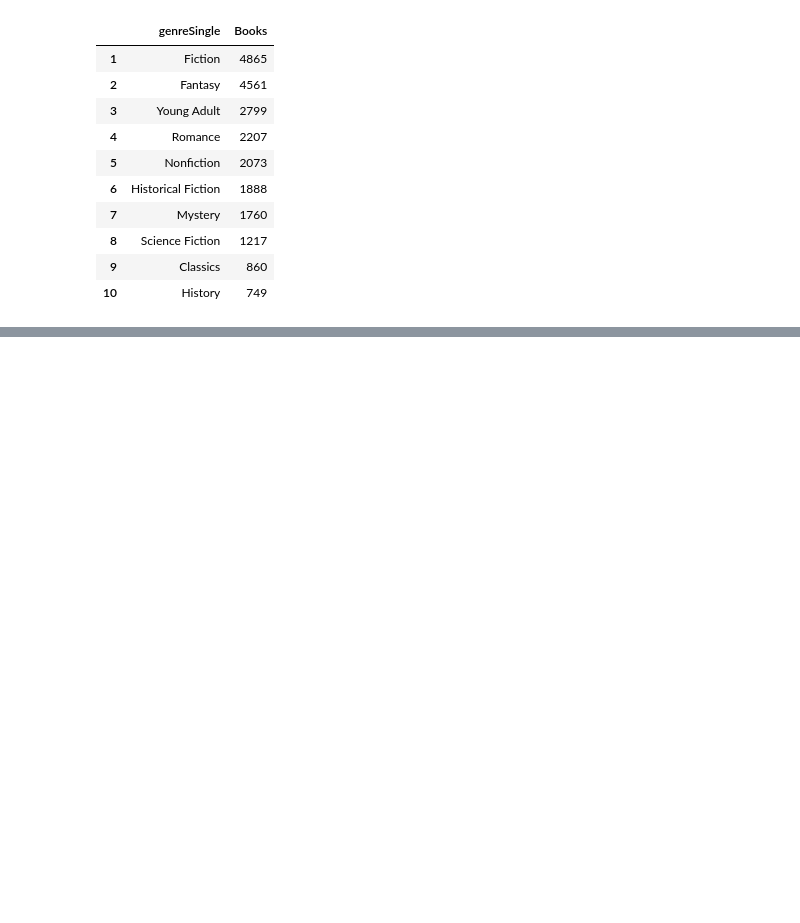
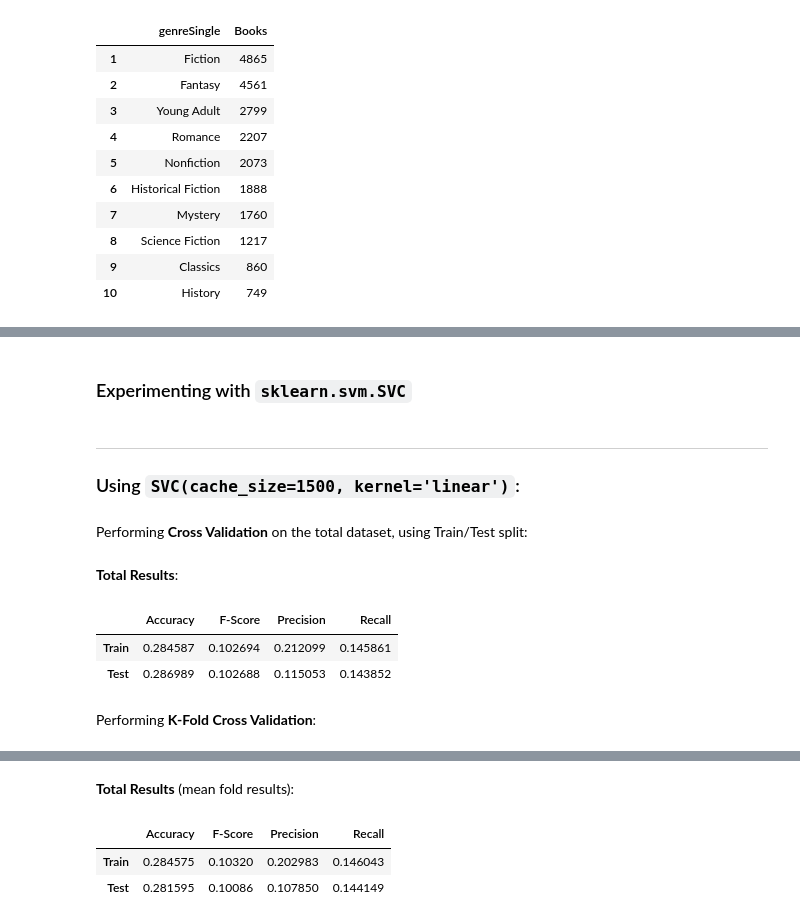
Before and after one commit to pspanoudakis/Data-Mining-Techniques-Projects, a Jupyter notebook: project2/GoodreadsBooks.ipynb, the cells around one changed output, grey strips where cells are left out. Cells and saved outputs as stored; diff of their text form; code cells hidden in the pictures; blank space fills up the shorter version.

Commit message:
Experimenting with `sklearn.svm.SVC`

```diff
--- a/project2/GoodreadsBooks.ipynb
+++ b/project2/GoodreadsBooks.ipynb
@@ -791,3 +603,42 @@ Performing **K-Fold Cross Validation**:
            0/10 -- Time Elapsed: 00:00
 **Total Results** (mean fold results):
 ... (4 outputs left out)
+# %% [markdown]
+### Experimenting with `sklearn.svm.SVC`
+# %%
+for factory in (
+    # lambda: SVC(
+    #     C=1.0,
+    #     kernel='rbf',
+    #     gamma='scale',
+    # #     cache_size=1000
+    # ),
+    lambda: SVC(
+        C=1.0,
+        kernel='linear',
+        gamma='scale',
+        cache_size=1500
+    ),
+):
+    gc.collect()
+    model = factory()
+    printMd(f'***\n### Using `{model}`:')
+
+    printMd(f'Performing **Cross Validation** on the total dataset, using Train/Test split:')
+    results = classifier.performCrossValidation(model)
+    printMd('**Total Results**:')
+    display(results)
+
+    printMd(f'Performing **K-Fold Cross Validation**:')
+    results = classifier.performKFold(k=10, modelFactory=factory, verbose=True)
+    printMd('**Total Results** (mean fold results):')
+    display(results)
+# %% [output]
+***
+### Using `SVC(cache_size=1500, kernel='linear')`:
+Performing **Cross Validation** on the total dataset, using Train/Test split:
+**Total Results**:
+|  | Accuracy | F-Score | Precision | Recall |
+| Train | 0.284587 | 0.102694 | 0.212099 | 0.145861 |
+| Test | 0.286989 | 0.102688 | 0.115053 | 0.143852 |
+Performing **K-Fold Cross Validation**:
@@ -793,0 +646,4 @@ Performing **K-Fold Cross Validation**:
+**Total Results** (mean fold results):
+|  | Accuracy | F-Score | Precision | Recall |
+| Train | 0.284575 | 0.10320 | 0.202983 | 0.146043 |
+| Test | 0.281595 | 0.10086 | 0.107850 | 0.144149 |
```
Also changed, not shown: parts of 24 cells of this notebook, 1 other file.
